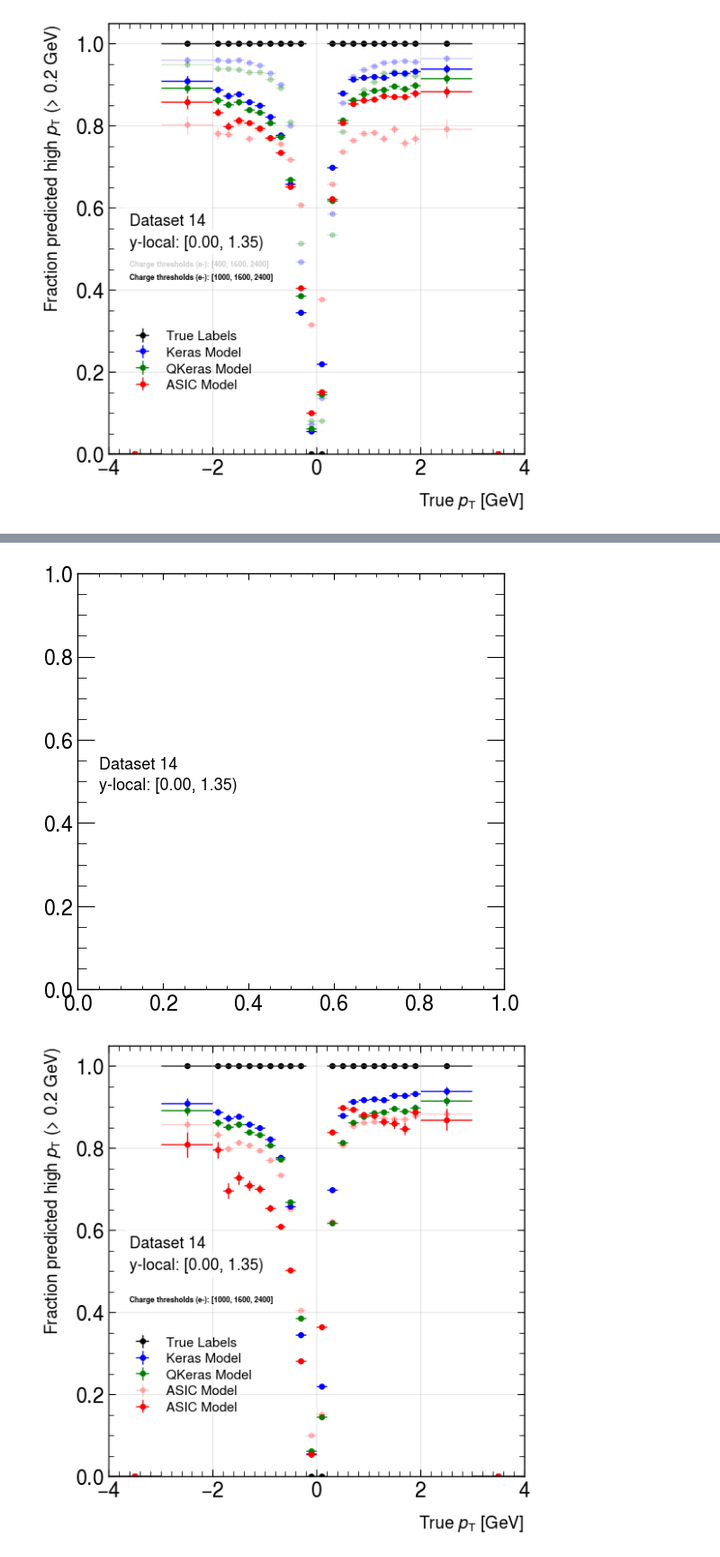
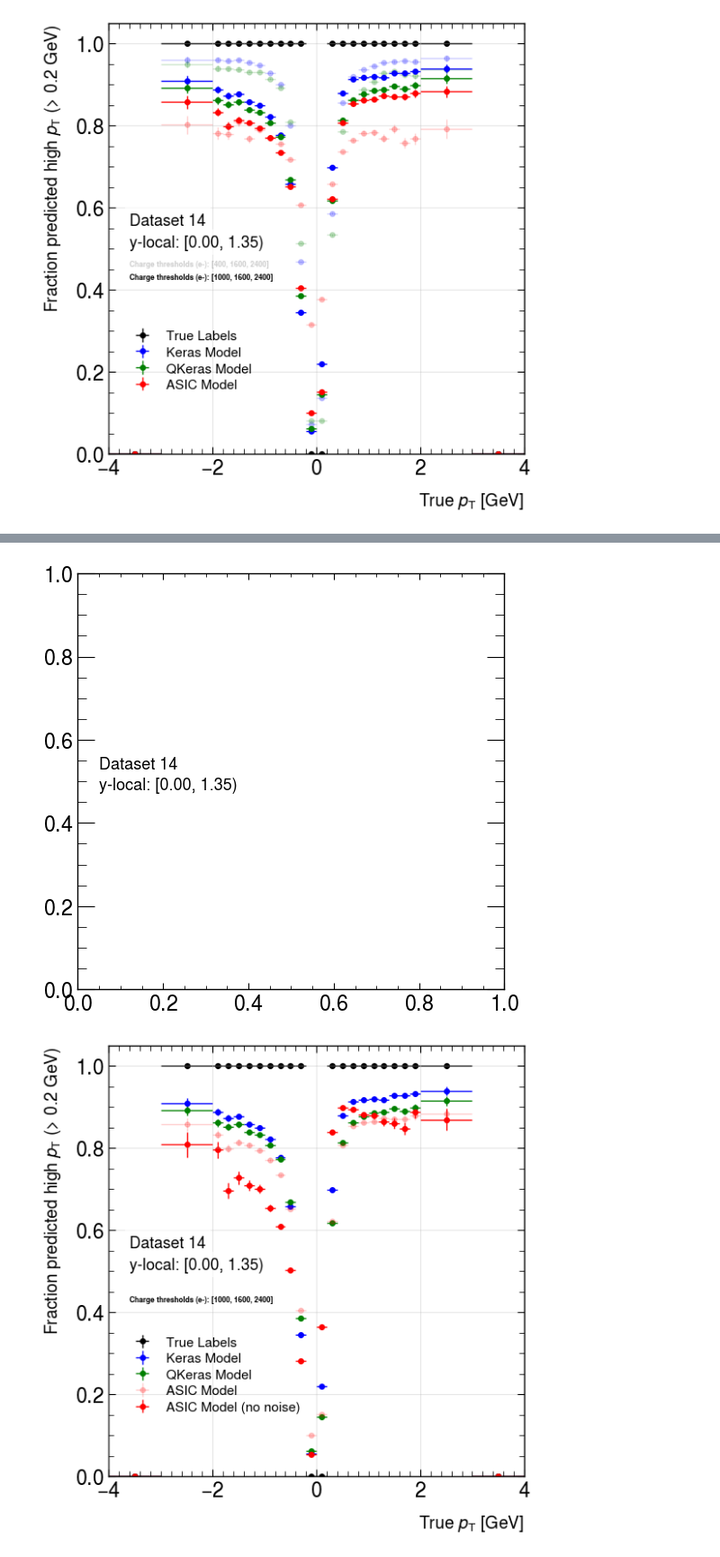
Before and after one commit to swaldy/filter, a Jupyter notebook: model_pipeline/efficiency.ipynb, the cells around one changed output, grey strips where cells are left out. Shown at 90% size. Drawn from its saved outputs; the diff is of its cells as text; code cells hidden in the pictures.

```diff
--- a/model_pipeline/efficiency.ipynb
+++ b/model_pipeline/efficiency.ipynb
@@ -236,16 +236,16 @@ for iC, conf in enumerate(confs):
     # plot settings
     # light = (conf["qm_charge_levels"] == [400, 1600, 2400])
     alpha = 1.0 #0.2 if light else 1.0  # make the first configuration more transparent
-    labels = [ "True Labels", "Keras Model", "QKeras Model", "ASIC Model", "ASIC Model - no noise"]
-    if light:
-        labels = ["" for _ in labels]  # hide labels for the first configuration
+    labels = [ "True Labels", "Keras Model", "QKeras Model", "ASIC Model", "ASIC Model (no noise)"]
+    # if light:
+    #     labels = ["" for _ in labels]  # hide labels for the first configuration
 
     # plot error bars
     ax.errorbar(bin_centers, true_res_bin[0], xerr=bin_widths/2, yerr=true_res_bin[1], fmt='o', linewidth=1, markersize=4, color="black", label=labels[0], alpha=alpha)
     ax.errorbar(bin_centers, keras_res_bin[0], xerr=bin_widths/2, yerr=keras_res_bin[1], fmt='o', linewidth=1, markersize=4, color="blue", label=labels[1], alpha=alpha)
     ax.errorbar(bin_centers, qkeras_res_bin[0], xerr=bin_widths/2, yerr=qkeras_res_bin[1], fmt='o', linewidth=1, markersize=4, color="green", label=labels[2], alpha=alpha)
     ax.errorbar(bin_centers, asic_res_bin[0], xerr=bin_widths/2, yerr=asic_res_bin[1], fmt='o', linewidth=1, markersize=4, color="red", label=labels[3], alpha=0.2)
-    ax.errorbar(bin_centers, asic_noNoiseInjected_res_bin[0], xerr=bin_widths/2, yerr=asic_noNoiseInjected_res_bin[1], fmt='o', linewidth=1, markersize=4, color="red", label=labels[3], alpha=alpha)
+    ax.errorbar(bin_centers, asic_noNoiseInjected_res_bin[0], xerr=bin_widths/2, yerr=asic_noNoiseInjected_res_bin[1], fmt='o', linewidth=1, markersize=4, color="red", label=labels[4], alpha=alpha)
 
     ax.text(0.05, 0.45 - iC*0.03, f"Charge thresholds (e-): {conf['qm_charge_levels']}", transform=ax.transAxes, fontsize=6, verticalalignment='top', fontweight='bold', alpha=alpha)
 
@@ -261,31 +261,31 @@ for iC, conf in enumerate(confs):
     ax.xaxis.set_minor_locator(MultipleLocator(0.2))
     ax.yaxis.set_minor_locator(MultipleLocator(0.05))
 
     ax.legend(loc='lower left', fontsize=11, bbox_to_anchor=(0, 0.1))
     plt.tight_layout()
     plt.show()
 
     # Create 'plots' directory if it doesn't exist
     os.makedirs("plots", exist_ok=True)
 
     # Save the current figure as a PDF in the 'plots' directory
     pdf_filename = f'plots/noisyAndNoNoise_{conf["qm_charge_levels"][0]}e-Thresh_eff_vs_pt_ylocal_bins.pdf'
     fig.savefig(pdf_filename)
 
     # # After the loop, concatenate all PDFs into one (run this after the loop)
     # if len(binNumberList) > 1:
     #     merger = PdfMerger()
     #     pdf_files = [f"plots/eff_vs_pt_ylocal_bin_{i}.pdf" for i in binNumberList]
     #     for pdf in pdf_files:
     #         merger.append(pdf)
     #     merger.write(f'plots/noisyAndNoNoise_{conf["qm_charge_levels"][0]}e-Thresh_eff_vs_pt_ylocal_bins.pdf')
     #     merger.close()
 # %% [output]
 Bin 6: 299739 entries in ylocal range [0.00, 1.35)
 Number of events with the same y-profiles (between simulation and injected into ASIC) =  0
 (178150,) 299739
 Bin 6: 299739 entries in ylocal range [0.00, 1.35)
 Number of events with the same y-profiles (between simulation and injected into ASIC) =  84660
 (299739,) 299739
 [figure]
-[figure, old version]
+[figure, new version]
```
